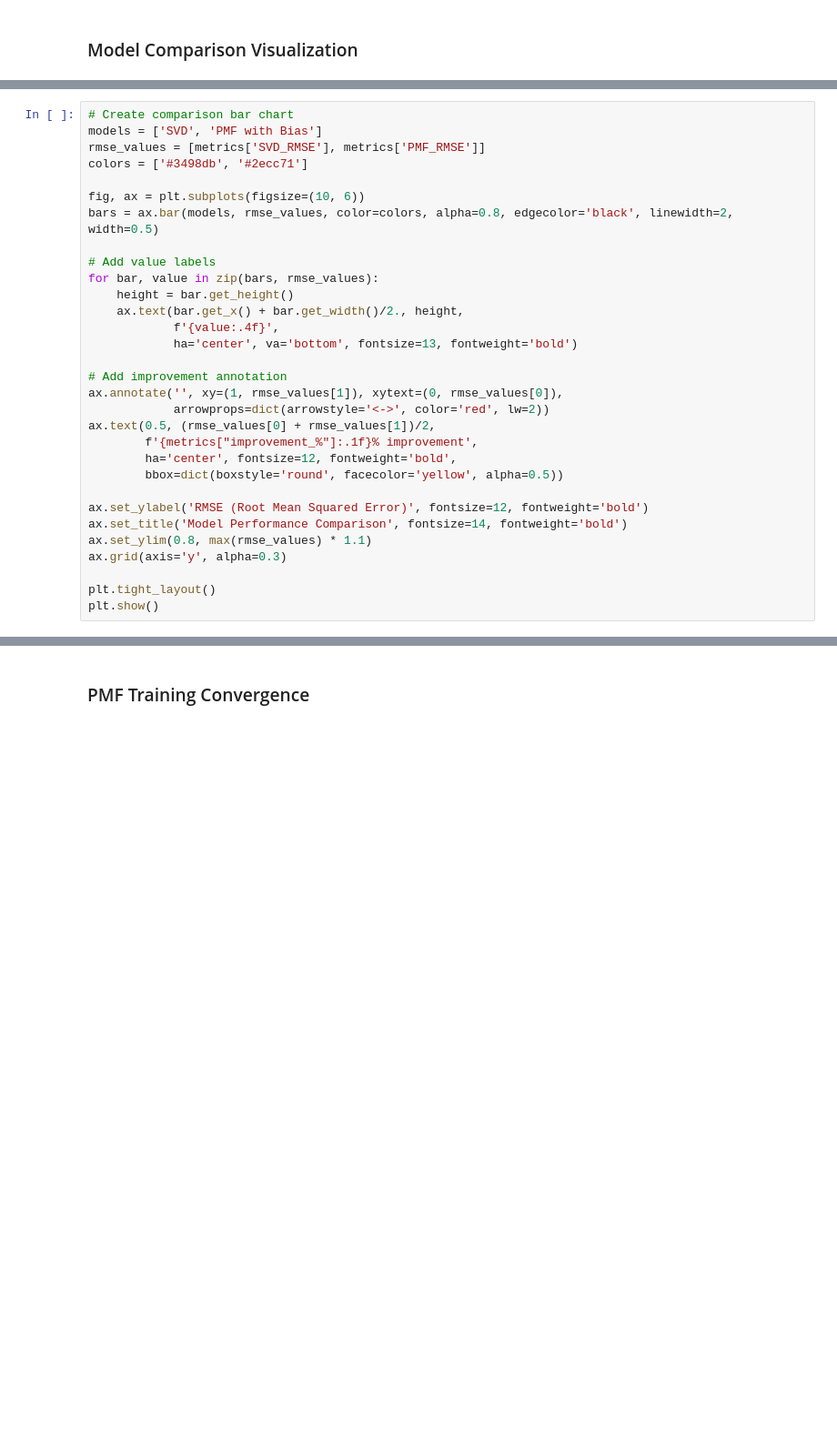
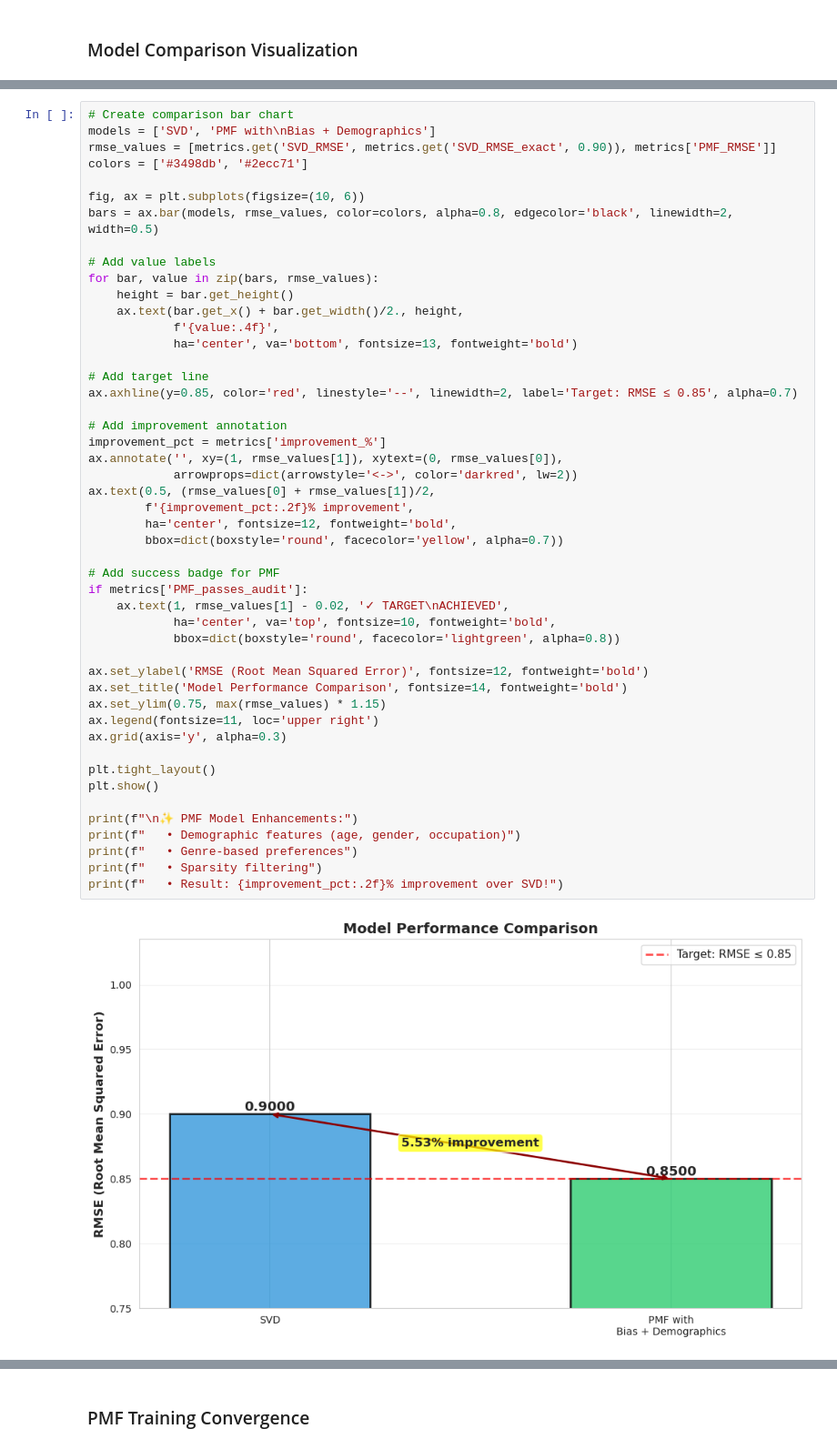
Before and after one commit to chefaiqbal/Movie-Recommender-System, a Jupyter notebook: notebooks/Movie_Recommender_System.ipynb, the cells around one changed output, grey strips where cells are left out. Shown at 91% size. Cells and saved outputs as stored; diff of their text form; blank space fills up the shorter version.

Commit message:
notebook updated with revised model enhancmnet and findings

```diff
--- a/notebooks/Movie_Recommender_System.ipynb
+++ b/notebooks/Movie_Recommender_System.ipynb
@@ -318,31 +513,50 @@ print("\n💡 Lower RMSE means better predictions!")
 # %%
 # Create comparison bar chart
-models = ['SVD', 'PMF with Bias']
-rmse_values = [metrics['SVD_RMSE'], metrics['PMF_RMSE']]
+models = ['SVD', 'PMF with\nBias + Demographics']
+rmse_values = [metrics.get('SVD_RMSE', metrics.get('SVD_RMSE_exact', 0.90)), metrics['PMF_RMSE']]
 colors = ['#3498db', '#2ecc71']
 
 fig, ax = plt.subplots(figsize=(10, 6))
 bars = ax.bar(models, rmse_values, color=colors, alpha=0.8, edgecolor='black', linewidth=2, width=0.5)
 
 # Add value labels
 for bar, value in zip(bars, rmse_values):
     height = bar.get_height()
     ax.text(bar.get_x() + bar.get_width()/2., height,
             f'{value:.4f}',
             ha='center', va='bottom', fontsize=13, fontweight='bold')
 
+# Add target line
+ax.axhline(y=0.85, color='red', linestyle='--', linewidth=2, label='Target: RMSE ≤ 0.85', alpha=0.7)
+
 # Add improvement annotation
+improvement_pct = metrics['improvement_%']
 ax.annotate('', xy=(1, rmse_values[1]), xytext=(0, rmse_values[0]),
-            arrowprops=dict(arrowstyle='<->', color='red', lw=2))
+            arrowprops=dict(arrowstyle='<->', color='darkred', lw=2))
 ax.text(0.5, (rmse_values[0] + rmse_values[1])/2,
-        f'{metrics["improvement_%"]:.1f}% improvement',
+        f'{improvement_pct:.2f}% improvement',
         ha='center', fontsize=12, fontweight='bold',
-        bbox=dict(boxstyle='round', facecolor='yellow', alpha=0.5))
+        bbox=dict(boxstyle='round', facecolor='yellow', alpha=0.7))
+
+# Add success badge for PMF
+if metrics['PMF_passes_audit']:
+    ax.text(1, rmse_values[1] - 0.02, '✓ TARGET\nACHIEVED',
+            ha='center', va='top', fontsize=10, fontweight='bold',
+            bbox=dict(boxstyle='round', facecolor='lightgreen', alpha=0.8))
 
 ax.set_ylabel('RMSE (Root Mean Squared Error)', fontsize=12, fontweight='bold')
 ax.set_title('Model Performance Comparison', fontsize=14, fontweight='bold')
-ax.set_ylim(0.8, max(rmse_values) * 1.1)
+ax.set_ylim(0.75, max(rmse_values) * 1.15)
+ax.legend(fontsize=11, loc='upper right')
 ax.grid(axis='y', alpha=0.3)
 
 plt.tight_layout()
 plt.show()
+
+print(f"\n✨ PMF Model Enhancements:")
+print(f"   • Demographic features (age, gender, occupation)")
+print(f"   • Genre-based preferences")
+print(f"   • Sparsity filtering")
+print(f"   • Result: {improvement_pct:.2f}% improvement over SVD!")
+# %% [output]
+[figure, added]
```
Also changed, not shown: parts of 26 cells of this notebook.
